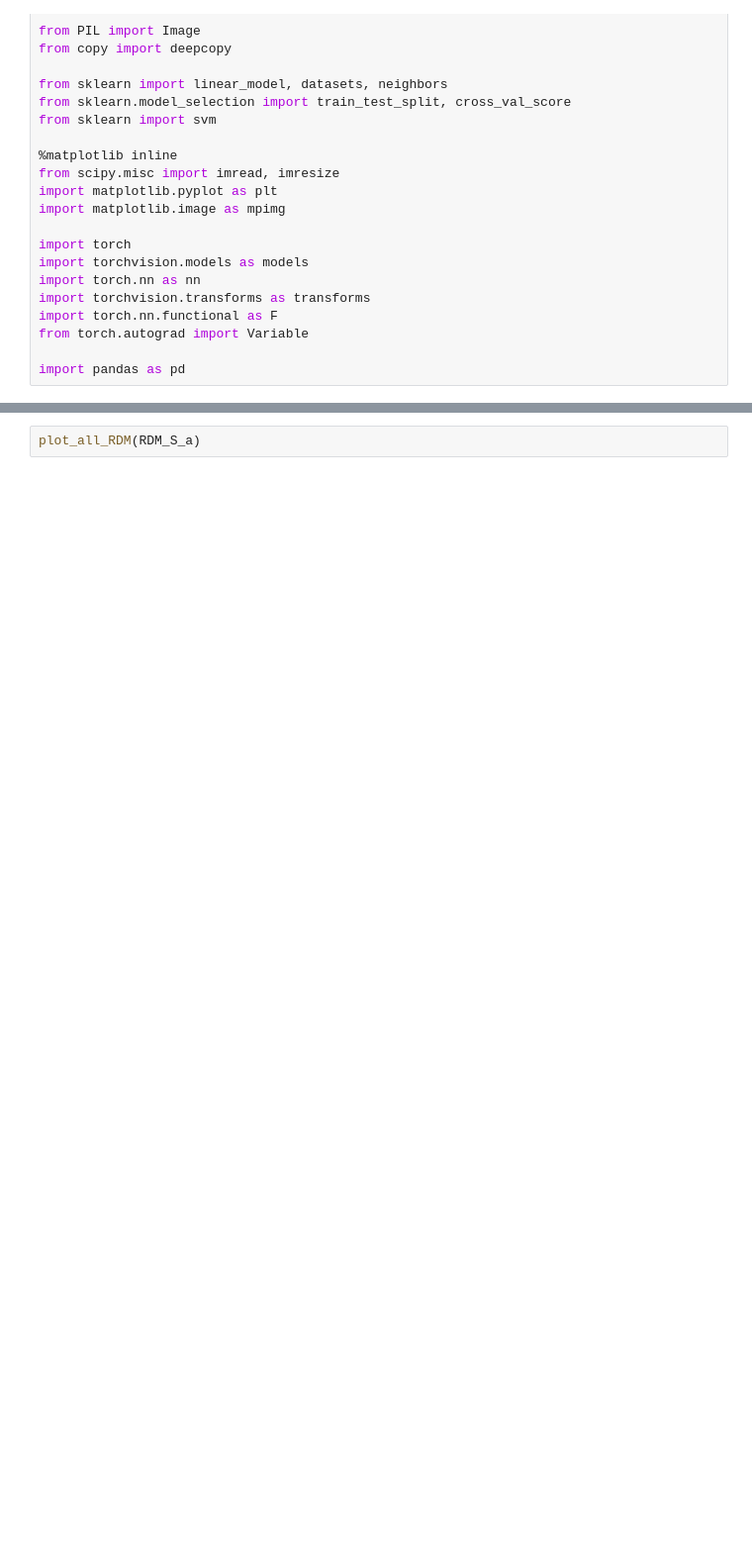
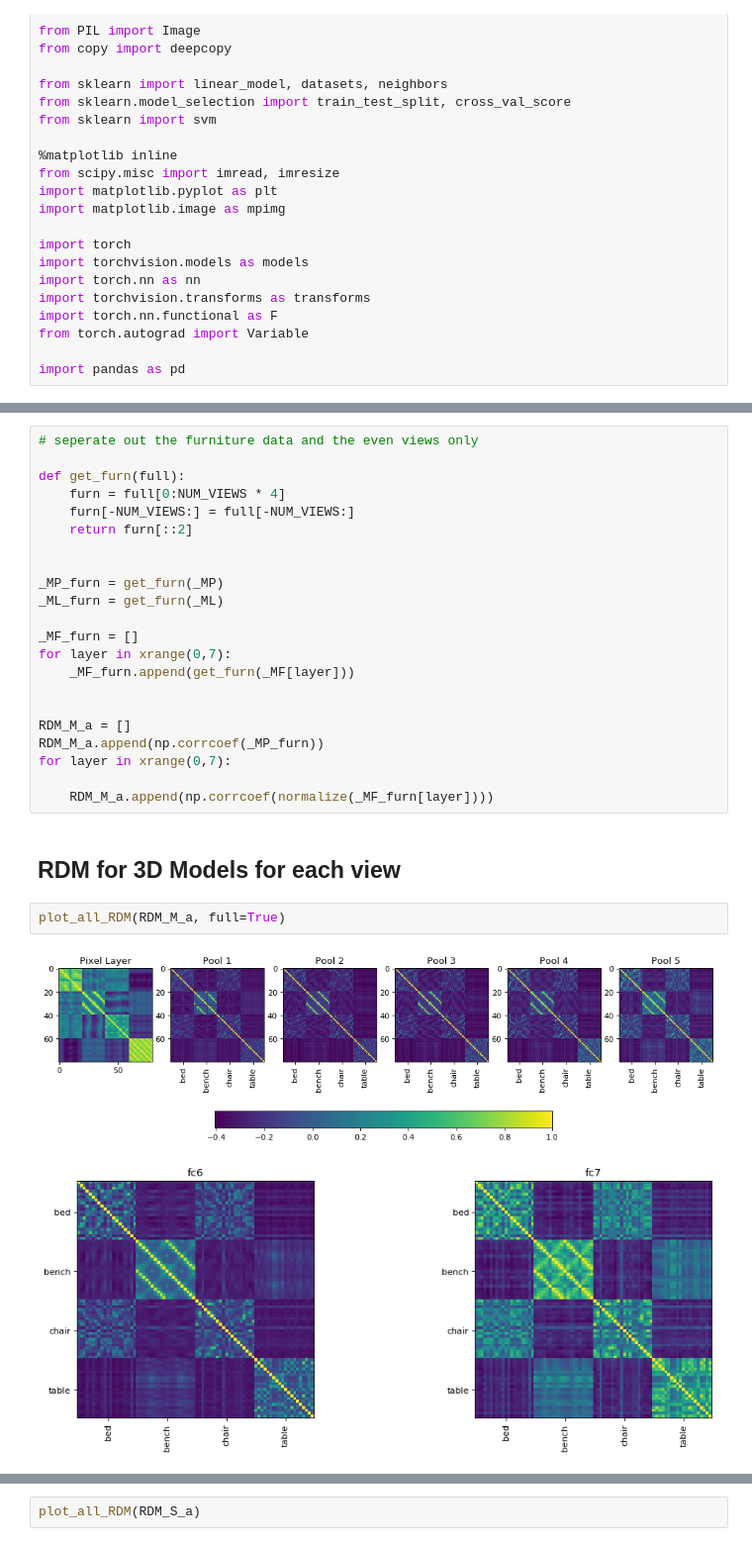
Before and after one commit to judithfan/sketchfeat, a Jupyter notebook: Sketch_3D model analysis_pytorch.ipynb, the cells around one changed output, grey strips where cells are left out. Shown at 99% size. Cells and saved outputs as stored; diff of their text form; blank space fills up the shorter version.

```diff
--- a/Sketch_3D model analysis_pytorch.ipynb
+++ b/Sketch_3D model analysis_pytorch.ipynb
@@ -258,0 +420,29 @@ for layer in xrange(0,7):
+# %%
+# seperate out the furniture data and the even views only
+
+def get_furn(full):
+    furn = full[0:NUM_VIEWS * 4]
+    furn[-NUM_VIEWS:] = full[-NUM_VIEWS:]
+    return furn[::2]
+
+
+_MP_furn = get_furn(_MP)
+_ML_furn = get_furn(_ML)
+
+_MF_furn = []
+for layer in xrange(0,7):
+    _MF_furn.append(get_furn(_MF[layer]))
+
+
+RDM_M_a = []
+RDM_M_a.append(np.corrcoef(_MP_furn))
+for layer in xrange(0,7):
+
+    RDM_M_a.append(np.corrcoef(normalize(_MF_furn[layer])))
+# %% [markdown]
+## RDM for 3D Models for each view
+# %%
+plot_all_RDM(RDM_M_a, full=True)
+# %% [output]
+[figure, added]
+[figure, added]
```
Also changed, not shown: parts of 55 cells of this notebook.
